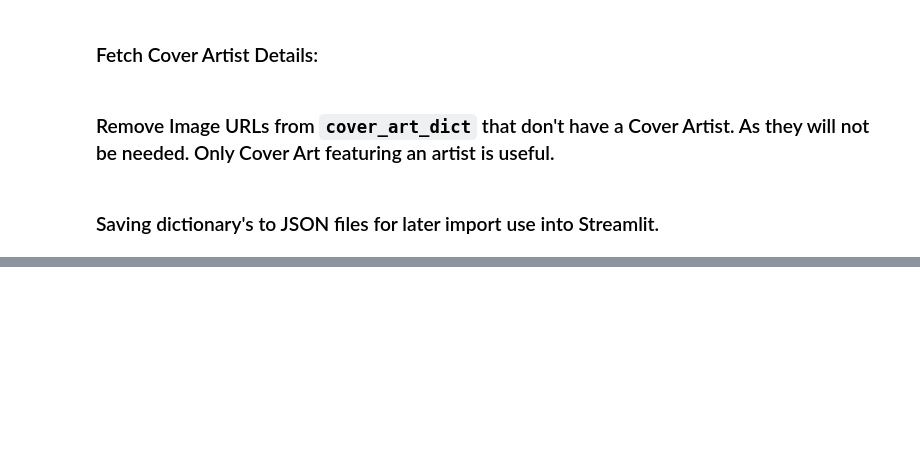
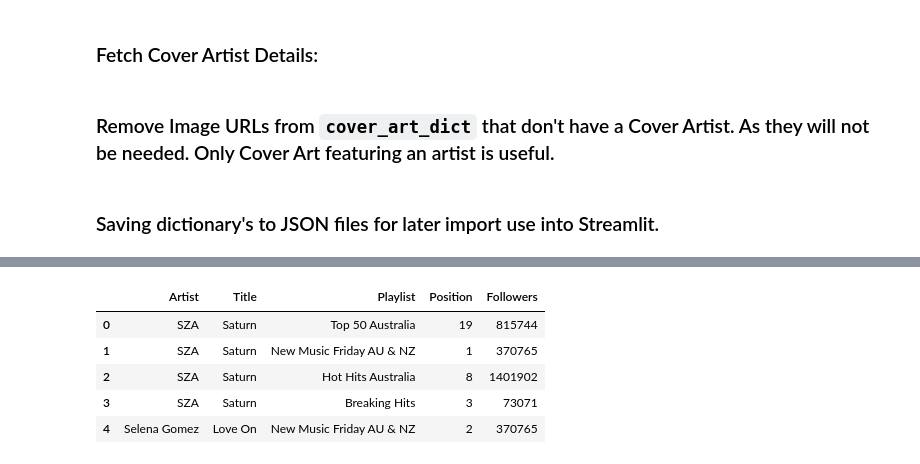
Before and after one commit to amcl11/spotify_au_release_app, a Jupyter notebook: data_check.ipynb, the cells around one changed output, grey strips where cells are left out. Saved outputs shown, nothing was run; the diff lists cells and outputs as text; code cells hidden in the pictures; blank space fills up the shorter version.

```diff
--- a/data_check.ipynb
+++ b/data_check.ipynb
@@ -294,0 +344,9 @@ with open('cover_art_data.json', 'w') as f:
+# %%
+df.head()
+# %% [output]
+|  | Artist | Title | Playlist | Position | Followers |
+| 0 | SZA | Saturn | Top 50 Australia | 19 | 815744 |
+| 1 | SZA | Saturn | New Music Friday AU & NZ | 1 | 370765 |
+| 2 | SZA | Saturn | Hot Hits Australia | 8 | 1401902 |
+| 3 | SZA | Saturn | Breaking Hits | 3 | 73071 |
+| 4 | Selena Gomez | Love On | New Music Friday AU & NZ | 2 | 370765 |
```
Also changed, not shown: parts of 19 cells of this notebook, 11 other files.
